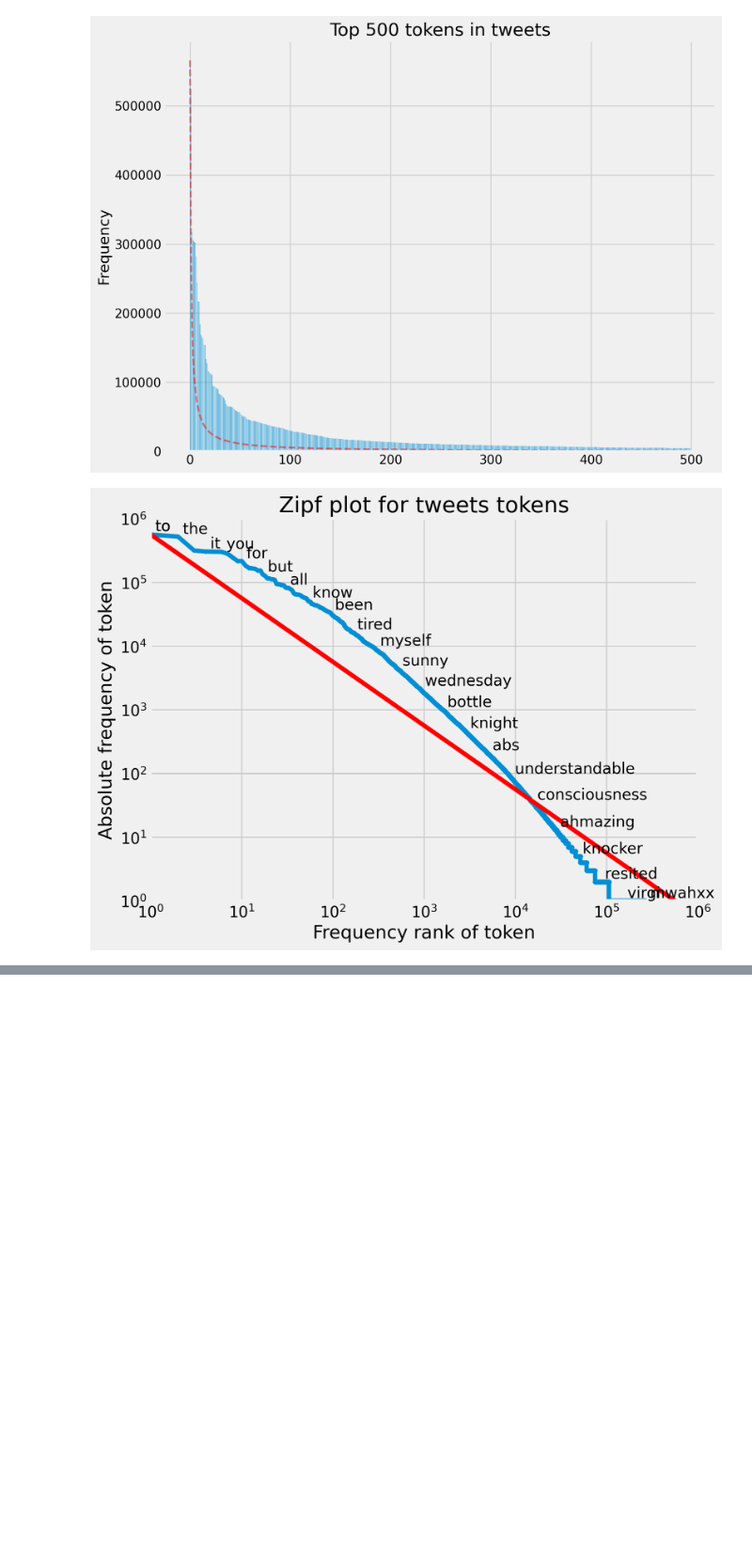
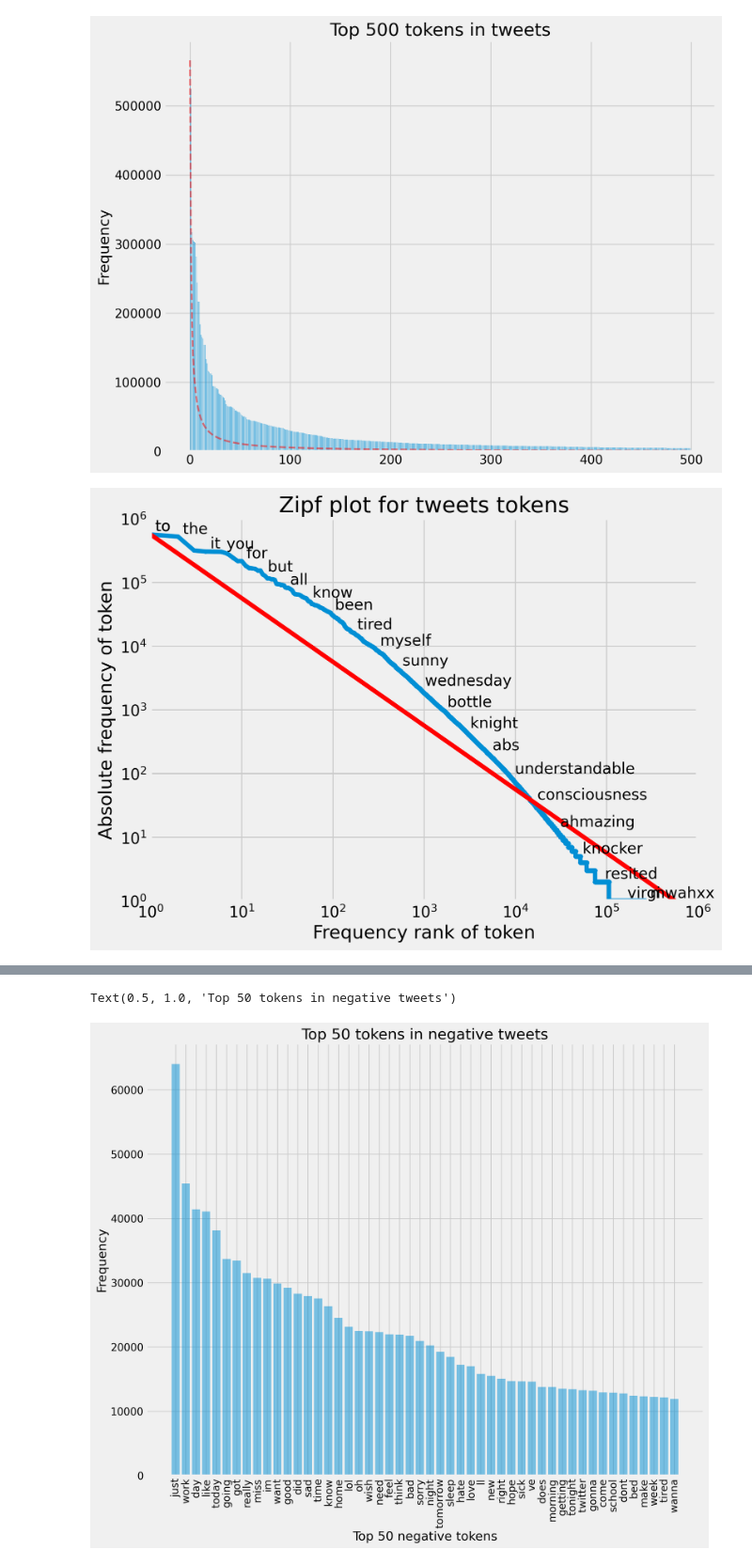
Before and after one commit to Zahra-Farsi/Searchable-Encryption, a Jupyter notebook: Searchable_Encryption_Sentiment_Analysis.ipynb, the cells around one changed output, grey strips where cells are left out. Shown at 94% size. Drawn from its saved outputs; the diff is of its cells as text; code cells hidden in the pictures; blank space fills up the shorter version.

Commit message:
Tweets Tokens Visualization(part 1)

```diff
--- a/Searchable_Encryption_Sentiment_Analysis.ipynb
+++ b/Searchable_Encryption_Sentiment_Analysis.ipynb
@@ -424,0 +433,12 @@ term_freq_df = pd.read_csv("/content/drive/MyDrive/bachelor project/term_freq_df
+# %%
+document_matrix = cvec.transform(my_df.text)
+# %%
+%%time
+neg_batches = np.linspace(0,798179,10).astype(int)
+i=0
+neg_tf = []
+while i < len(neg_batches)-1:
+    batch_result = np.sum(document_matrix[neg_batches[i]:neg_batches[i+1]].toarray(),axis=0)
+    neg_tf.append(batch_result)
+    print(neg_batches[i+1],"entries' term freuquency calculated")
+    i += 1
@@ -424,0 +457,10 @@ term_freq_df = pd.read_csv("/content/drive/MyDrive/bachelor project/term_freq_df
+# %%
+%%time
+pos_batches = np.linspace(798179,1596019,10).astype(int)
+i=0
+pos_tf = []
+while i < len(pos_batches)-1:
+    batch_result = np.sum(document_matrix[pos_batches[i]:pos_batches[i+1]].toarray(),axis=0)
+    pos_tf.append(batch_result)
+    print(pos_batches[i+1],"entries' term freuquency calculated")
+    i += 1
@@ -424,0 +479,7 @@ term_freq_df = pd.read_csv("/content/drive/MyDrive/bachelor project/term_freq_df
+# %%
+neg = np.sum(neg_tf,axis=0)
+pos = np.sum(pos_tf,axis=0)
+term_freq_df2 = pd.DataFrame([neg,pos],columns=cvec.get_feature_names_out()).transpose()
+term_freq_df2.columns = ['negative', 'positive']
+term_freq_df2['total'] = term_freq_df2['negative'] + term_freq_df2['positive']
+term_freq_df2.sort_values(by='total', ascending=False).iloc[:10]
@@ -424,0 +498,11 @@ term_freq_df = pd.read_csv("/content/drive/MyDrive/bachelor project/term_freq_df
+# %%
+y_pos = np.arange(50)
+plt.figure(figsize=(12,10))
+plt.bar(y_pos, term_freq_df2.sort_values(by='negative', ascending=False)['negative'][:50], align='center', alpha=0.5)
+plt.xticks(y_pos, term_freq_df2.sort_values(by='negative', ascending=False)['negative'][:50].index,rotation='vertical')
+plt.ylabel('Frequency')
+plt.xlabel('Top 50 negative tokens')
+plt.title('Top 50 tokens in negative tweets')
+# %% [output]
+Text(0.5, 1.0, 'Top 50 tokens in negative tweets')
+[figure, added]
```
Also changed, not shown: parts of 7 cells of this notebook.
